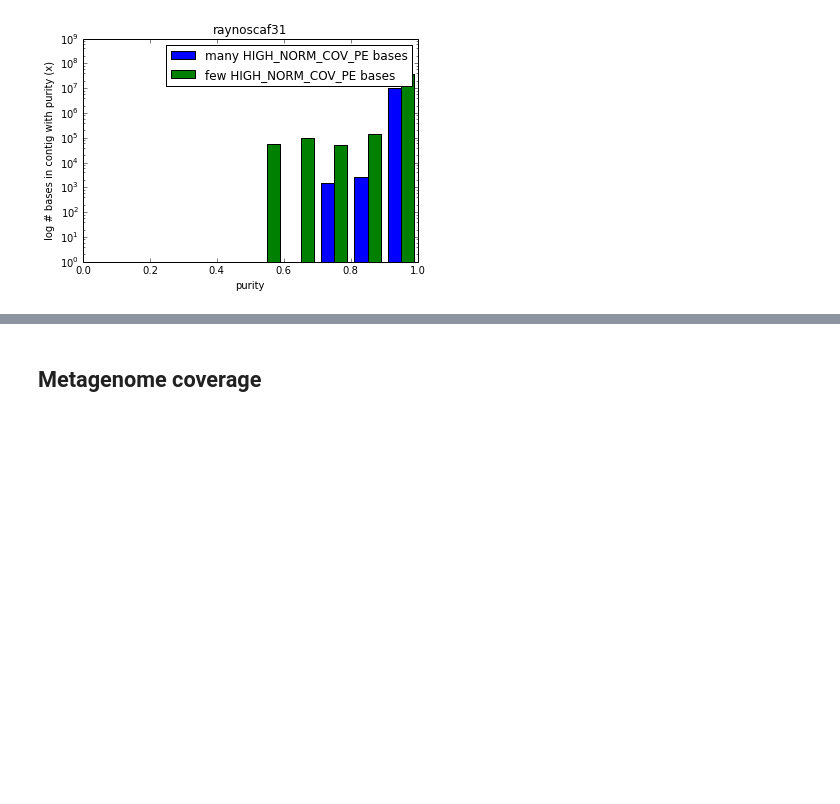
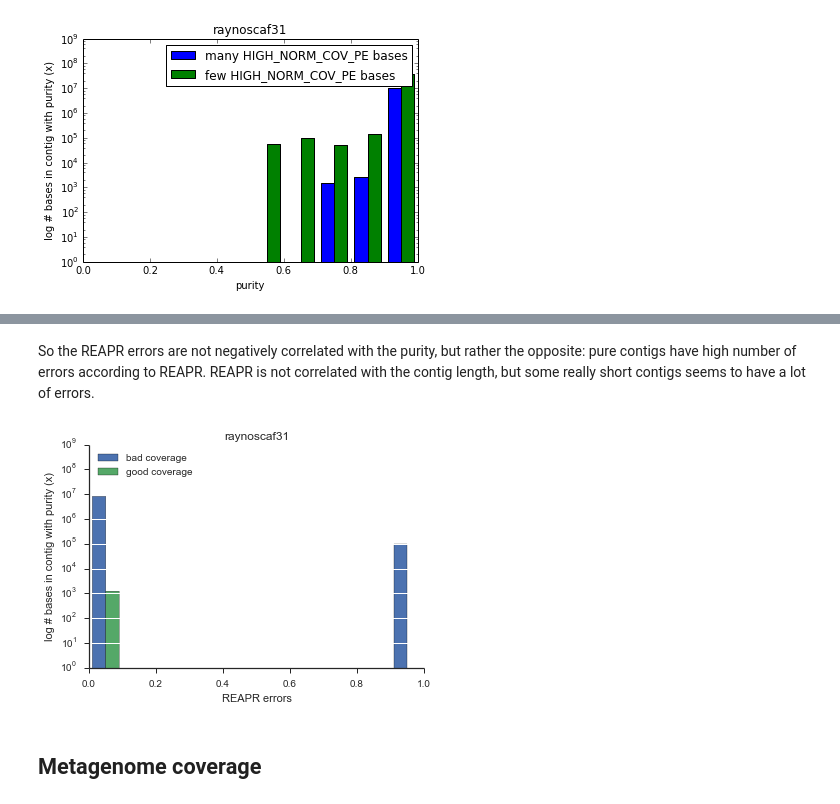
Before and after one commit to alneberg/masmvali-publication, a Jupyter notebook: notebooks/LIMS1884-filtered-pairs-assemblies-2.ipynb, the cells around one changed output, grey strips where cells are left out. Saved outputs shown, nothing was run; the diff lists cells and outputs as text; code cells hidden in the pictures; blank space fills up the shorter version.

```diff
--- a/notebooks/LIMS1884-filtered-pairs-assemblies-2.ipynb
+++ b/notebooks/LIMS1884-filtered-pairs-assemblies-2.ipynb
@@ -102,7 +102,8 @@ It seems like all the assemblers are able to deliver about the same number of ba
 ### Extracting pure contigs only
 #### Using coverage and length
 # %%
-rns31cov = pd.read_csv("/media/milou/glob/projects/masmvali-partdeux/reassembly-filtered-reads/Sample_1ng_even/metassemble/assemblies/ray/noscaf/noscaf_31/bambus2/contigs_pair-smds.coverage.percontig",
+rns31_path2 = "/Users/johannesalneberg/Desktop/milou_inod/projects/masmvali-partdeux/reassembly-filtered-reads/Sample_1ng_even/metassemble/assemblies/ray/noscaf/noscaf_31/"
+rns31cov = pd.read_csv(os.path.join(rns31_path2, "bambus2/contigs_pair-smds.coverage.percontig"),
             sep="\t").sort("contig").set_index("contig")
 rns31cov.head()
 # %% [output]
@@ -347,3 +394,33 @@ ax.set_xlim(0.0, 1.0)
+# %% [markdown]
+So the REAPR errors are not negatively correlated with the purity, but rather the opposite: pure contigs have high number of errors according to REAPR. REAPR is not correlated with the contig length, but some really short contigs seems to have a lot of errors.
+# %%
+sns.set_style("white", {'xtick.major.size': 5, 'ytick.major.size': 5})
+mpl.rcParams['figure.figsize'] = 6, 4
+
+f, ax = plt.subplots(1, 1)
+
+reapr_errors = creapr["errors"]
+reapr_errors = reapr_errors.drop("WHOLE-ASSEMBLY")
+goodcov = np.array((rns31cov["cov_mean_sample_0"] > 60) & (rns31cov["percentage_covered_sample_0"] > 90))
+longc = rns31purdf["contig_length"] >= 1000
+ax.hist([reapr_errors[longc & ~goodcov],
+         reapr_errors[longc & goodcov]],
+         weights=[rns31purdf[longc & ~goodcov]["contig_length"],
+                  rns31purdf[longc & goodcov]["contig_length"]], log=1, range=[0.0,1.0], label=["bad coverage","good coverage"],
+         align='mid')
+ax.legend()
+ax.set_title("raynoscaf31")
+ax.set_ylabel("log # bases in contig with purity (x)")
+ax.set_xlabel("REAPR errors")
+ax.set_ylim(1,1e09)
+ax.set_xlim(0.0, 1.0)
+handles, labels = ax.get_legend_handles_labels()
+ax.legend(handles, labels, numpoints=1, loc='upper left')
+ax.yaxis.grid(True, c='white')
+ax.set_axisbelow(False)
+sns.despine()
+# %% [output]
+[figure, added]
 # %% [markdown]
 ## Metagenome coverage
 # %%
```
Also changed, not shown: parts of 5 cells of this notebook.
